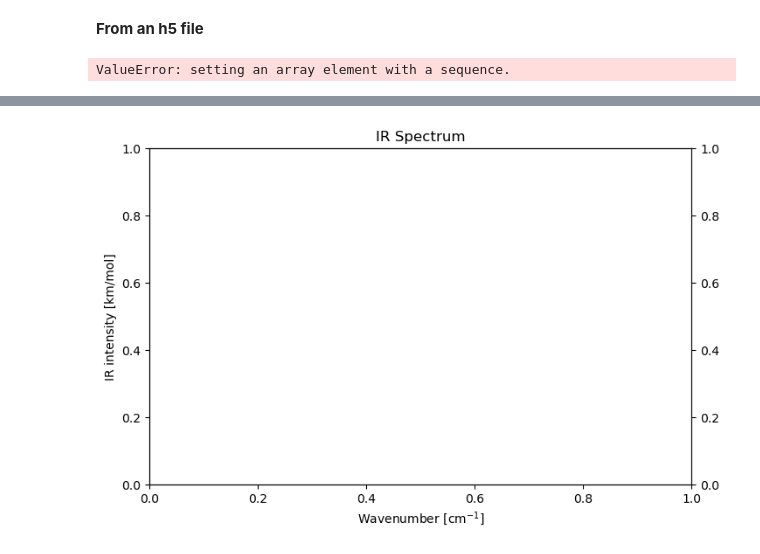
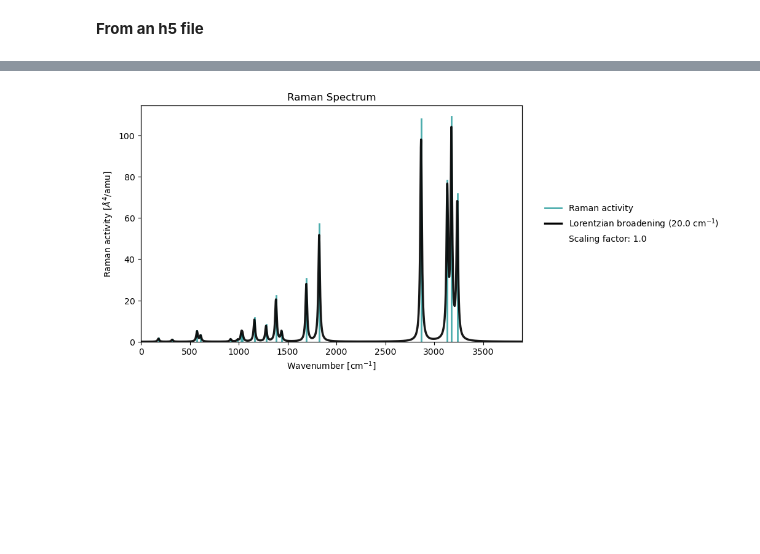
Before and after one commit to kthpanor/vlxman, a Jupyter notebook: docs/vis.ipynb, the cells around one changed output, grey strips where cells are left out. Drawn from its saved outputs; the diff is of its cells as text; code cells hidden in the pictures; blank space fills up the shorter version.

Commit message:
add ir and raman to vis

```diff
--- a/docs/vis.ipynb
+++ b/docs/vis.ipynb
@@ -99,7 +99,6 @@ vib_drv.animate(vib_results, mode=14)
 **From an h5 file**
 # %%
 vib_results = vlx.read_results("../output_files/acro-raman.h5", label="vib")
-vib_drv.plot(vib_results)
+vib_drv.plot_raman(vib_results)
 vib_drv.animate(vib_results, mode=14)
 # %% [output]
-ValueError: setting an array element with a sequence.
@@ -106 +106 @@ ValueError: setting an array element with a sequence.
-[figure, old version]
+[figure, new version]
```
Also changed, not shown: parts of 1 cell of this notebook.
